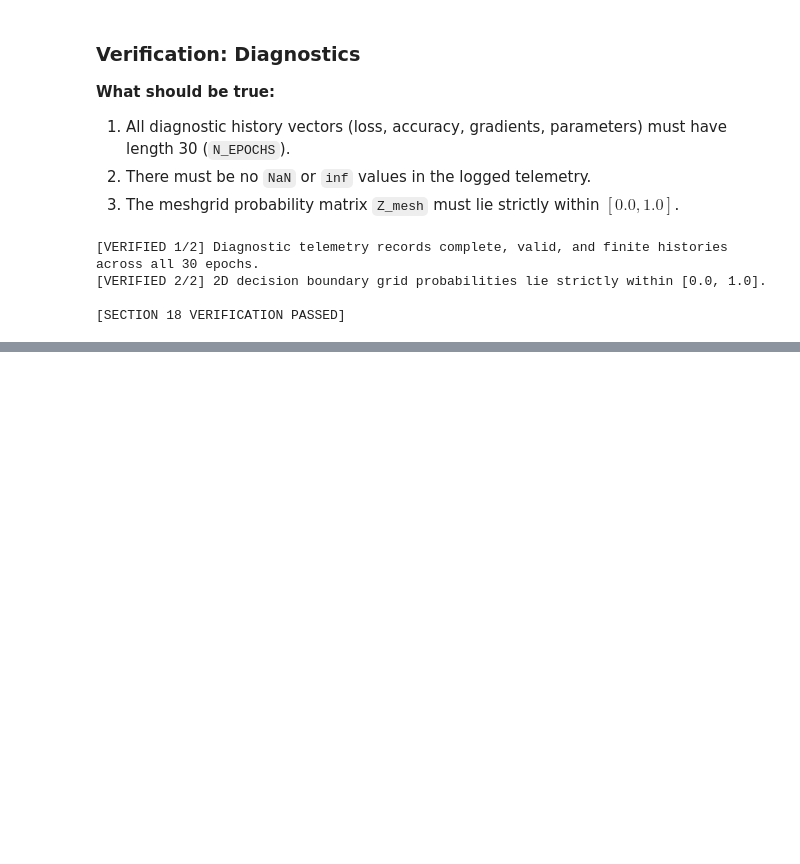
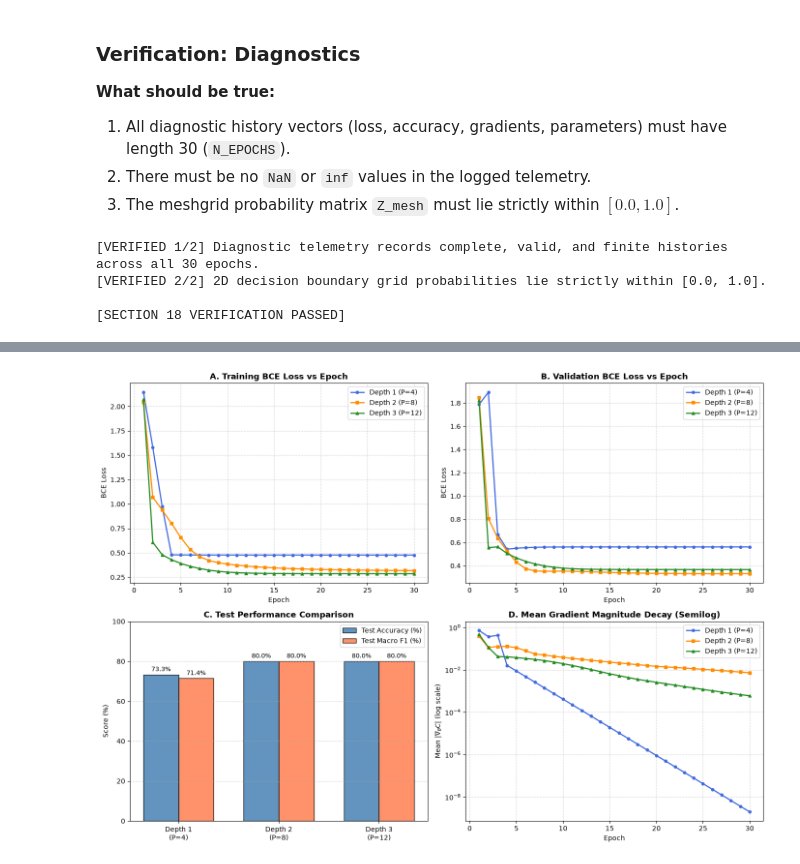
Before and after one commit to SolyanaZewdie/VQC_Implementation, a Jupyter notebook: VQC_Complete_2Qubit_Experiment.ipynb, the cells around one changed output, grey strips where cells are left out. Saved outputs shown, nothing was run; the diff lists cells and outputs as text; code cells hidden in the pictures; blank space fills up the shorter version.

Commit message:
feat: implement and verify Sections 19-20 (Circuit Depth Study, Finite-Shot Measurement)

```diff
--- a/VQC_Complete_2Qubit_Experiment.ipynb
+++ b/VQC_Complete_2Qubit_Experiment.ipynb
@@ -2859,0 +2992,75 @@ The diagnostic analysis provides key insights into our baseline 2-qubit VQC:
+# %%
+# ---------------------------------------------------------------------------
+# Section 19 Visualizations: Depth Comparison Suite
+# ---------------------------------------------------------------------------
+
+fig, axes = plt.subplots(2, 2, figsize=(14, 10))
+colors = {1: 'royalblue', 2: 'darkorange', 3: 'forestgreen'}
+markers = {1: 'o', 2: 's', 3: '^'}
+epochs_range = np.arange(1, N_EPOCHS + 1)
+
+# Panel 1: Training Loss Trajectories
+for d in depths_to_study:
+    axes[0, 0].plot(epochs_range, depth_study_results[d]['history']['train_loss'],
+                    color=colors[d], marker=markers[d], markersize=4, lw=1.8,
+                    label=f"Depth {d} (P={4*d})")
+axes[0, 0].set_title("A. Training BCE Loss vs Epoch", fontsize=12, fontweight='bold')
+axes[0, 0].set_xlabel("Epoch", fontsize=10)
+axes[0, 0].set_ylabel("BCE Loss", fontsize=10)
+axes[0, 0].grid(True, linestyle='--', alpha=0.5)
+axes[0, 0].legend(fontsize=10)
+
+# Panel 2: Validation Loss Trajectories
+for d in depths_to_study:
+    axes[0, 1].plot(epochs_range, depth_study_results[d]['history']['val_loss'],
+                    color=colors[d], marker=markers[d], markersize=4, lw=1.8,
+                    label=f"Depth {d} (P={4*d})")
+axes[0, 1].set_title("B. Validation BCE Loss vs Epoch", fontsize=12, fontweight='bold')
+axes[0, 1].set_xlabel("Epoch", fontsize=10)
+axes[0, 1].set_ylabel("BCE Loss", fontsize=10)
+axes[0, 1].grid(True, linestyle='--', alpha=0.5)
+axes[0, 1].legend(fontsize=10)
+
+# Panel 3: Test Accuracy & Macro F1 Bar Chart
+x_pos = np.arange(len(depths_to_study))
+width = 0.35
+test_accs = [depth_study_results[d]['test_acc'] * 100 for d in depths_to_study]
+test_f1s = [depth_study_results[d]['test_f1'] * 100 for d in depths_to_study]
+
+rects1 = axes[1, 0].bar(x_pos - width/2, test_accs, width, label='Test Accuracy (%)',
+                         color='steelblue', edgecolor='k', alpha=0.85)
+rects2 = axes[1, 0].bar(x_pos + width/2, test_f1s, width, label='Test Macro F1 (%)',
+                         color='coral', edgecolor='k', alpha=0.85)
+
+axes[1, 0].set_title("C. Test Performance Comparison", fontsize=12, fontweight='bold')
+axes[1, 0].set_xticks(x_pos)
+axes[1, 0].set_xticklabels([f"Depth {d}\n(P={4*d})" for d in depths_to_study])
+axes[1, 0].set_ylabel("Score (%)", fontsize=10)
+axes[1, 0].set_ylim(0, 100)
+axes[1, 0].grid(True, linestyle='--', alpha=0.5, axis='y')
+axes[1, 0].legend(fontsize=10)
+
+for rect in rects1:
+    h = rect.get_height()
+    axes[1, 0].annotate(f'{h:.1f}%', xy=(rect.get_x() + rect.get_width()/2, h),
+                        xytext=(0, 3), textcoords="offset points", ha='center', va='bottom', fontsize=9)
+for rect in rects2:
+    h = rect.get_height()
+    axes[1, 0].annotate(f'{h:.1f}%', xy=(rect.get_x() + rect.get_width()/2, h),
+                        xytext=(0, 3), textcoords="offset points", ha='center', va='bottom', fontsize=9)
+
+# Panel 4: Gradient Magnitude Decay (Semilog)
+for d in depths_to_study:
+    axes[1, 1].semilogy(epochs_range, depth_study_results[d]['history']['grad_mean_abs'],
+                        color=colors[d], marker=markers[d], markersize=4, lw=1.8,
+                        label=f"Depth {d} (P={4*d})")
+axes[1, 1].set_title("D. Mean Gradient Magnitude Decay (Semilog)", fontsize=12, fontweight='bold')
+axes[1, 1].set_xlabel("Epoch", fontsize=10)
+axes[1, 1].set_ylabel(r"Mean $|\nabla_\theta C|$ (log scale)", fontsize=10)
+axes[1, 1].grid(True, linestyle='--', alpha=0.5)
+axes[1, 1].legend(fontsize=10)
+
+plt.tight_layout()
+plt.show()
+# %% [output]
+[figure, added]
```
Also changed, not shown: parts of 13 cells of this notebook.
